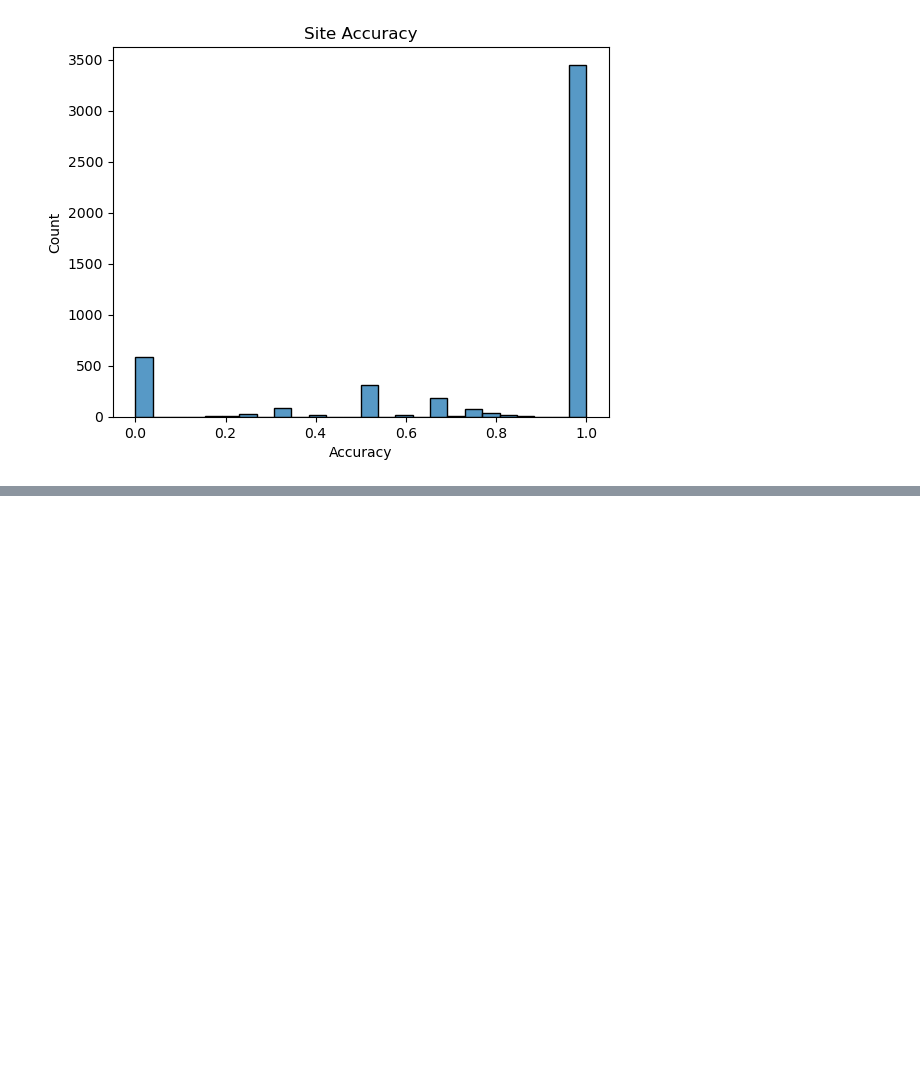
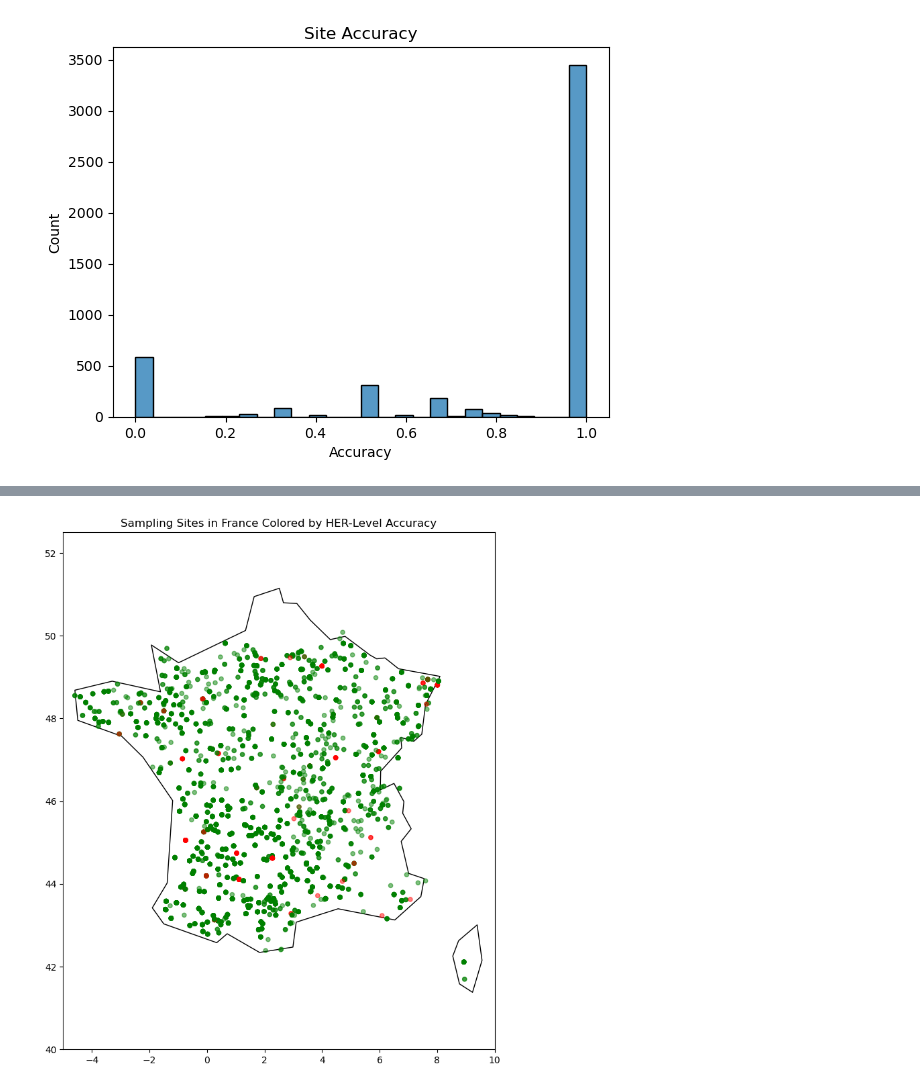
Before and after one commit to rithwiks/GNN_Water_Quality, a Jupyter notebook: baseline.ipynb, the cells around one changed output, grey strips where cells are left out. Cells and saved outputs as stored; diff of their text form; code cells hidden in the pictures; blank space fills up the shorter version.

```diff
--- a/baseline.ipynb
+++ b/baseline.ipynb
@@ -518,0 +595,35 @@ Test accuracy 0.9667572653146561
+# %%
+import geopandas as gpd
+import matplotlib.pyplot as plt
+
+# create data frame from site_infos with sites from test_samp_ops, latitude and longitude, and HERlvl1Code
+df = []
+for i in range(len(test_samp_ops)):
+    key = test_samp_ops[i]
+    site = key.split('_')[0]
+    lat = site_infos[site_infos['CodeSite_SamplingOperations'] == site]['Latitude_Lambert93'].values[0].replace(',', '.')
+    lon = site_infos[site_infos['CodeSite_SamplingOperations'] == site]['Longitude_Lambert93'].values[0].replace(',', '.')
+    her_code = int(site_infos[site_infos['CodeSite_SamplingOperations'] == site]['HERlvl1Code'].values[0])
+    accuracy = y_test[i] == y_pred[i]
+    df.append({'CodeSite_SamplingOperations': key, 'Latitude_Lambert93': lat, 'Longitude_Lambert93': lon, 'HERlvl1Code': her_code, 'accuracy': accuracy})
+df = pd.DataFrame(df)
+gdf = gpd.GeoDataFrame(df, geometry=gpd.points_from_xy(df.Longitude_Lambert93, df.Latitude_Lambert93), crs="EPSG:2154")
+gdf = gdf.to_crs('EPSG:4326')
+world = gpd.read_file("ne_110m_admin_0_countries.shp")
+france = world[world["ADMIN"] == "France"]
+
+fig, ax = plt.subplots(figsize=(10, 10))
+france.plot(ax=ax, color='white', edgecolor='black')
+# make true green and false red
+gdf['accuracy'] = gdf['accuracy'].replace({True: 'green', False: 'red'})
+gdf.plot(ax=ax, column='accuracy', legend=True, markersize=20, color=gdf['accuracy'], alpha=0.5)
+
+# zoom in on France
+ax.set_xlim([-5, 10])
+ax.set_ylim([40, 52.5])
+
+
+plt.title("Sampling Sites in France Colored by HER-Level Accuracy")
+plt.show()
+# %% [output]
+[figure, added]
```
Also changed, not shown: parts of 7 cells of this notebook, 1 other file.
